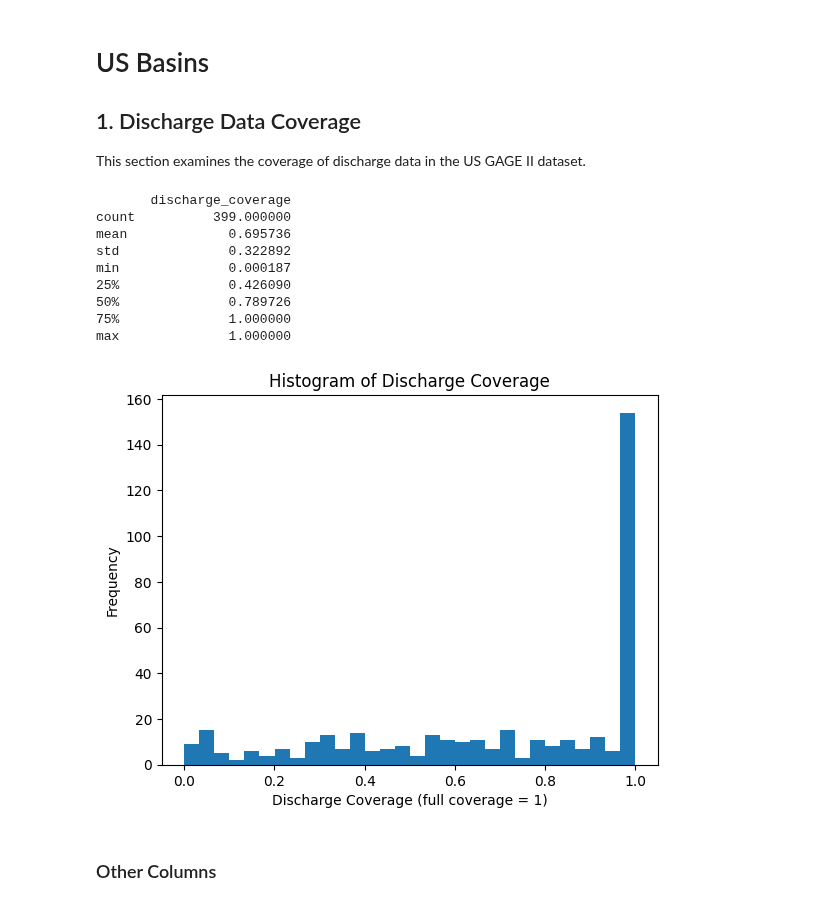
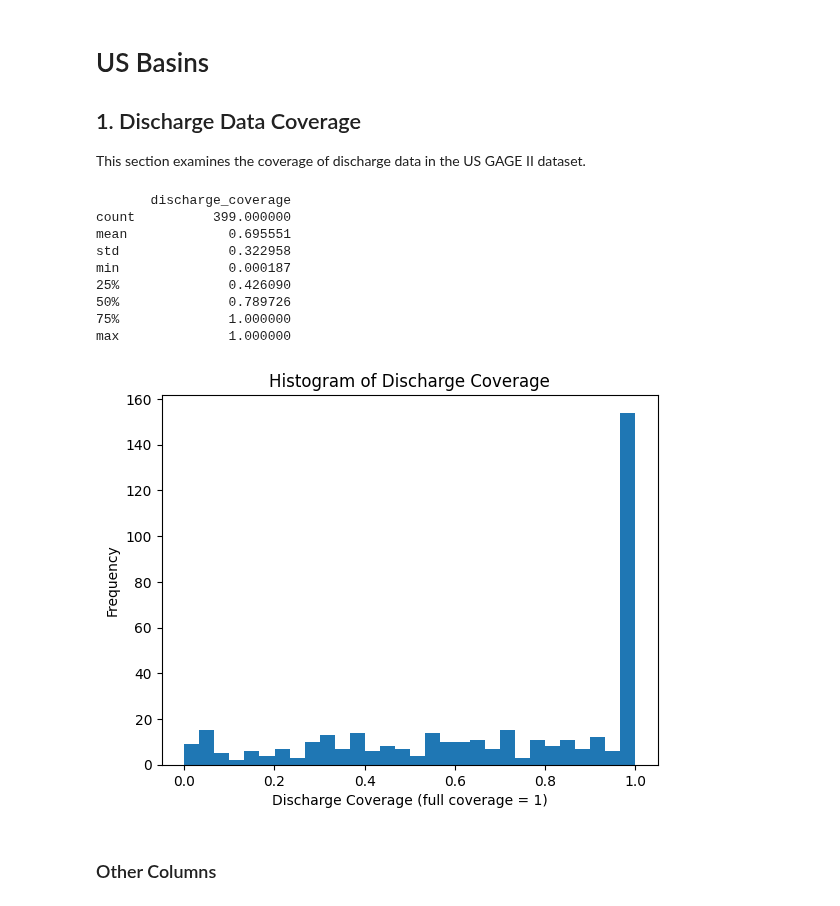
Before and after one commit to yunsupark1120/GAGEii_modeling, a Jupyter notebook: eda.ipynb, the cells around one changed output. Cells and saved outputs as stored; diff of their text form; code cells hidden in the pictures.

```diff
--- a/eda.ipynb
+++ b/eda.ipynb
@@ -27,6 +27,13 @@ def get_data_coverage(file_name: str, col_name: str = "discharge") -> float:
     data: pd.DataFrame = pd.read_csv(file_name)
 
     num_rows: int = data.shape[0]
+
+    if num_rows == 0:
+        return 0
+
+    if col_name == "discharge":
+        data[col_name] = data[col_name].apply(lambda x: x if x >= 0 else None)
+
     num_missing_discharge: int = data[col_name].isnull().sum()
 
     return 1 - num_missing_discharge / num_rows
@@ -66,42 +73,42 @@ from tqdm import tqdm
 import matplotlib.pyplot as plt
 
 # Get the file names
-folder_path: str = "US_climate_discharge_data"
-file_names: list = get_file_names(folder_path)
+US_folder_path: str = "US_climate_discharge_data"
+US_file_names: list = get_file_names(US_folder_path)
 
 # Get the basin id to key
-basins_dict: dict = basin_id_to_key(file_names)
+basins_dict: dict = basin_id_to_key(US_file_names)
 
 # Get the discharge coverage
-for file_name in tqdm(file_names):
-    discharge_coverage: float = get_data_coverage(folder_path + '/' + file_name)
+for file_name in tqdm(US_file_names):
+    discharge_coverage: float = get_data_coverage(US_folder_path + '/' + file_name)
 
     key_index = file_name[:-4]
     basins_dict[key_index] = discharge_coverage
 # %%
 # Convert the dictionary to a dataframe
-discharge_coverage_df: pd.DataFrame = pd.DataFrame.from_dict(basins_dict, orient='index', columns=['discharge_coverage'])
+US_discharge_coverage_df: pd.DataFrame = pd.DataFrame.from_dict(basins_dict, orient='index', columns=['discharge_coverage'])
 
 # Display summary statistics
-print(discharge_coverage_df.describe())
+print(US_discharge_coverage_df.describe())
 
 # Plot the discharge coverage
-plt.hist(discharge_coverage_df['discharge_coverage'], bins=30)
+plt.hist(US_discharge_coverage_df['discharge_coverage'], bins=30)
 plt.xlabel('Discharge Coverage (full coverage = 1)')
 plt.ylabel('Frequency')
 plt.title('Histogram of Discharge Coverage')
 plt.show()
 # %% [output]
        discharge_coverage
 count          399.000000
-mean             0.695736
-std              0.322892
+mean             0.695551
+std              0.322958
 min              0.000187
 25%              0.426090
 50%              0.789726
 75%              1.000000
 max              1.000000
-[figure, old version]
+[figure, new version]
 # %% [markdown]
 ### Other Columns
 # %%
```
Also changed, not shown: parts of 11 cells of this notebook, 1 other file.
